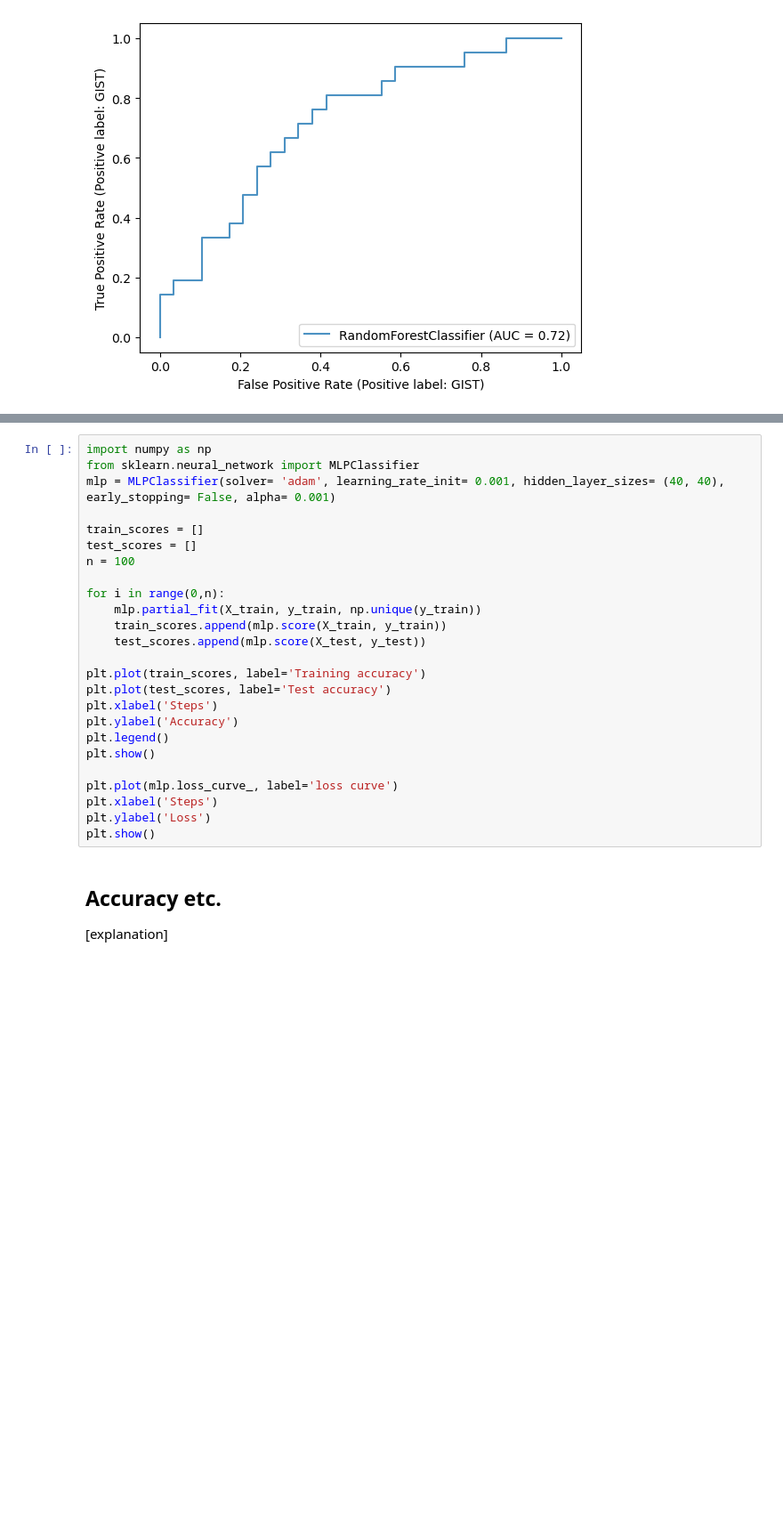
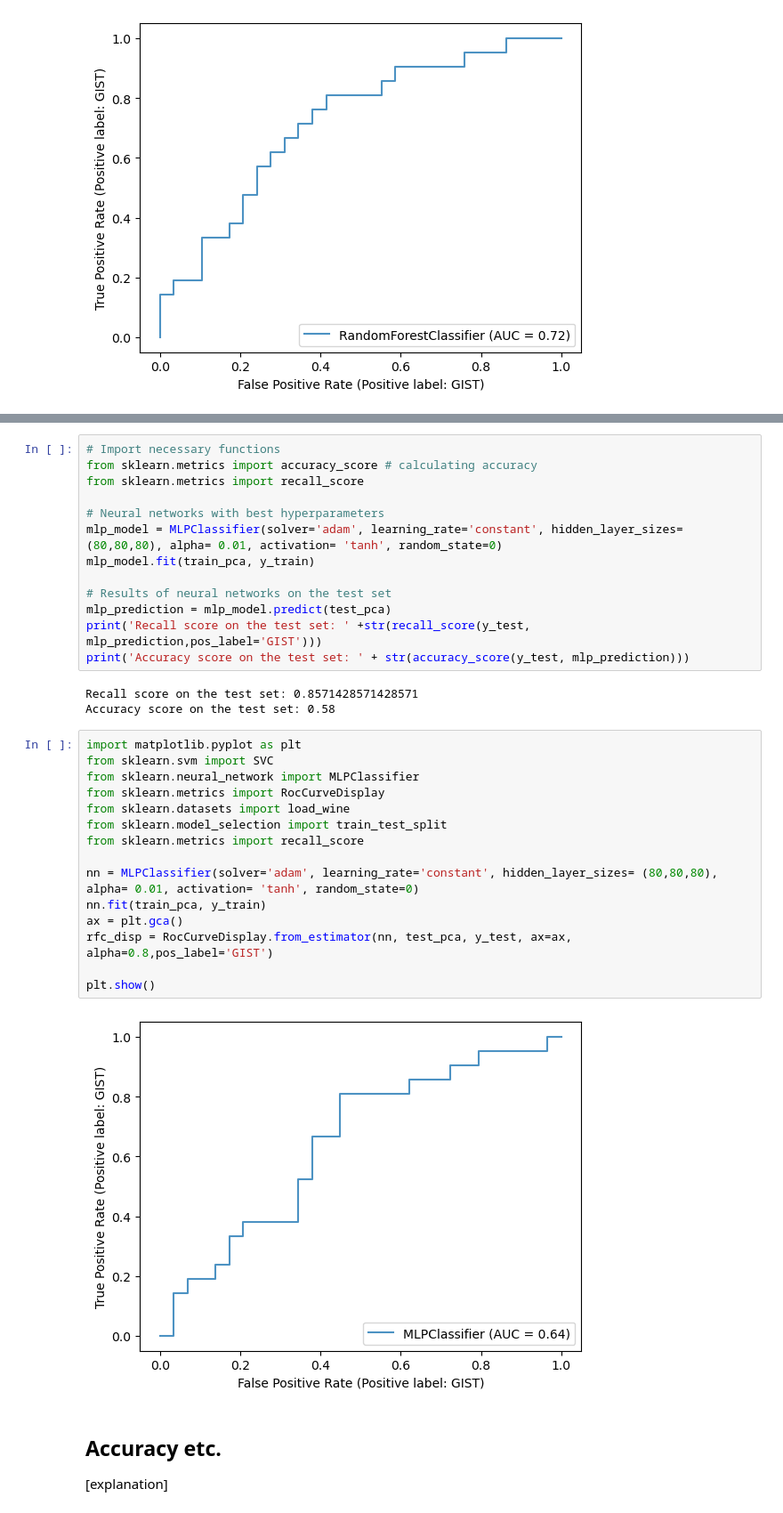
Before and after one commit to ecmbuijsman/TM10007_ML, a Jupyter notebook: assignment.ipynb, the cells around one changed output, grey strips where cells are left out. Shown: that part at 89% size. Saved outputs shown, nothing was run; the diff lists cells and outputs as text; blank space fills up the shorter version.

Commit message:
fixed the warning & with relevant hyperparameters

```diff
--- a/assignment.ipynb
+++ b/assignment.ipynb
@@ -311,28 +303,36 @@ accuracy_score(y_test,mlp_pca_tune_prediction)
-# %%
-import numpy as np
-from sklearn.neural_network import MLPClassifier
-mlp = MLPClassifier(solver= 'adam', learning_rate_init= 0.001, hidden_layer_sizes= (40, 40), early_stopping= False, alpha= 0.001)
-
-train_scores = []
-test_scores = []
-n = 100
-
-for i in range(0,n):
-    mlp.partial_fit(X_train, y_train, np.unique(y_train))
-    train_scores.append(mlp.score(X_train, y_train))
-    test_scores.append(mlp.score(X_test, y_test))
-
-plt.plot(train_scores, label='Training accuracy')
-plt.plot(test_scores, label='Test accuracy')
-plt.xlabel('Steps')
-plt.ylabel('Accuracy')
-plt.legend()
-plt.show()
-
-plt.plot(mlp.loss_curve_, label='loss curve')
-plt.xlabel('Steps')
-plt.ylabel('Loss')
-plt.show()
+# %%
+# Import necessary functions
+from sklearn.metrics import accuracy_score # calculating accuracy
+from sklearn.metrics import recall_score
+
+# Neural networks with best hyperparameters
+mlp_model = MLPClassifier(solver='adam', learning_rate='constant', hidden_layer_sizes= (80,80,80), alpha= 0.01, activation= 'tanh', random_state=0)
+mlp_model.fit(train_pca, y_train)
+
+# Results of neural networks on the test set
+mlp_prediction = mlp_model.predict(test_pca)
+print('Recall score on the test set: ' +str(recall_score(y_test, mlp_prediction,pos_label='GIST')))
+print('Accuracy score on the test set: ' + str(accuracy_score(y_test, mlp_prediction)))
+# %% [output]
+Recall score on the test set: 0.8571428571428571
+Accuracy score on the test set: 0.58
+# %%
+import matplotlib.pyplot as plt
+from sklearn.svm import SVC
+from sklearn.neural_network import MLPClassifier
+from sklearn.metrics import RocCurveDisplay
+from sklearn.datasets import load_wine
+from sklearn.model_selection import train_test_split
+from sklearn.metrics import recall_score
+
+nn = MLPClassifier(solver='adam', learning_rate='constant', hidden_layer_sizes= (80,80,80), alpha= 0.01, activation= 'tanh', random_state=0)
+nn.fit(train_pca, y_train)
+ax = plt.gca()
+rfc_disp = RocCurveDisplay.from_estimator(nn, test_pca, y_test, ax=ax, alpha=0.8,pos_label='GIST')
+
+plt.show()
+# %% [output]
+[figure, added]
 # %% [markdown]
 ## Accuracy etc.
 [explanation]
```
Also changed, not shown: parts of 5 cells of this notebook.
